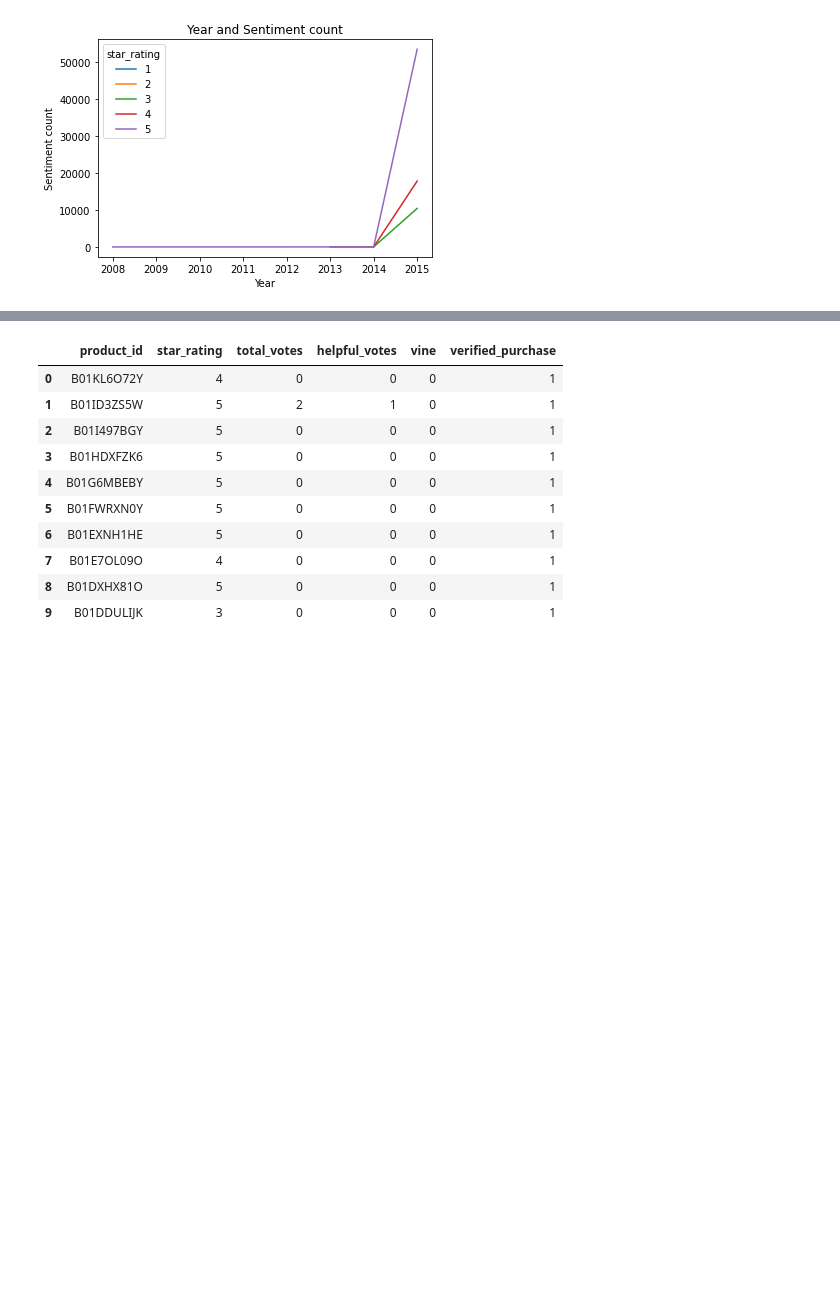
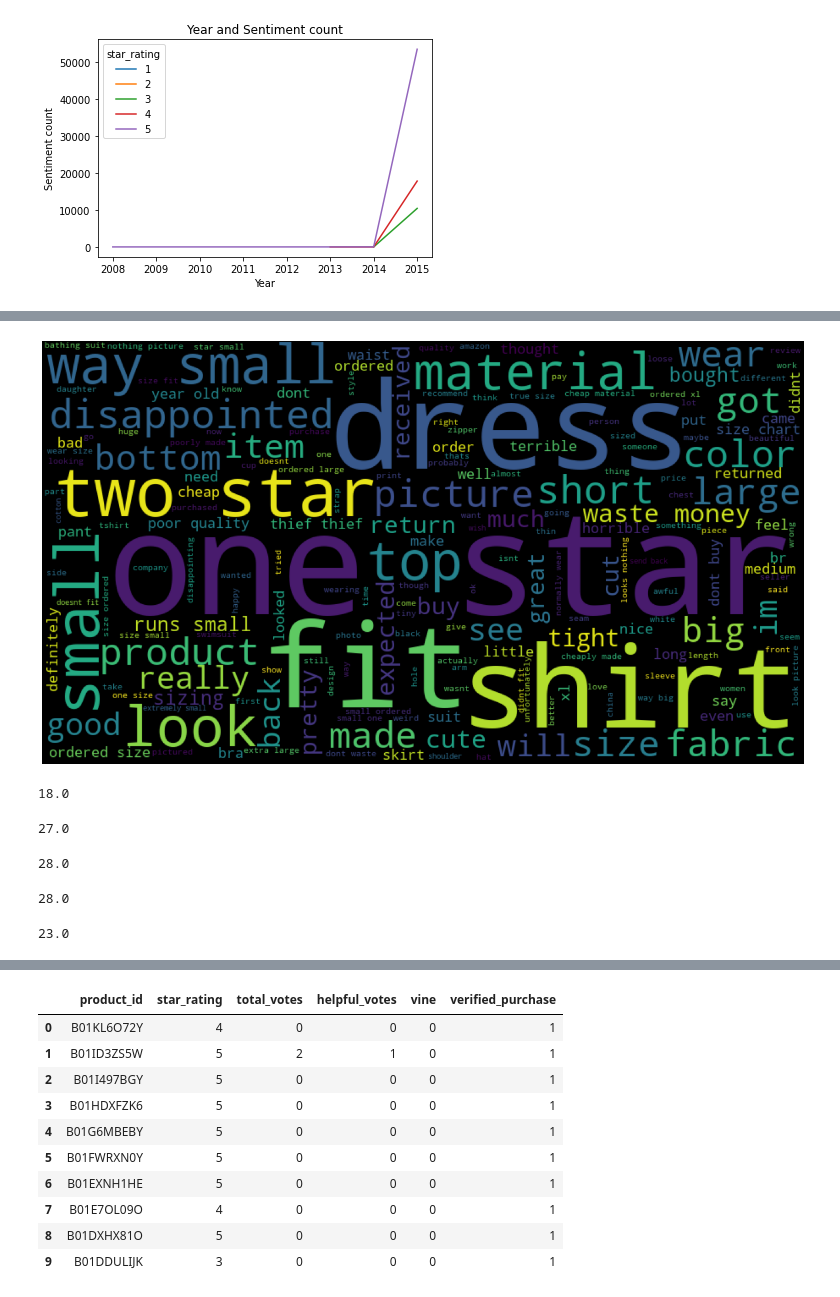
Before and after one commit to BhavyaBibi/sentiment_analysis, a Jupyter notebook: datawhisperers_sentiment_analysis_amazon_apparel_reviews.ipynb, the cells around one changed output, grey strips where cells are left out. Drawn from its saved outputs; the diff is of its cells as text; code cells hidden in the pictures; blank space fills up the shorter version.

```diff
--- a/datawhisperers_sentiment_analysis_amazon_apparel_reviews.ipynb
+++ b/datawhisperers_sentiment_analysis_amazon_apparel_reviews.ipynb
@@ -357,0 +410,5 @@ plt.show()
+# %%
+#Visuallizing popular negative words
+plot_Cloud(neg_wordcloud)
+# %% [output]
+[figure, added]
@@ -357,0 +419,20 @@ plt.show()
+# %%
+df[df.star_rating==5].text_word_count.median()
+# %% [output]
+18.0
+# %%
+df[df.star_rating==4].text_word_count.median()
+# %% [output]
+27.0
+# %%
+df[df.star_rating==3].text_word_count.median()
+# %% [output]
+28.0
+# %%
+df[df.star_rating==2].text_word_count.median()
+# %% [output]
+28.0
+# %%
+df[df.star_rating==1].text_word_count.median()
+# %% [output]
+23.0
```
Also changed, not shown: parts of 19 cells of this notebook.
